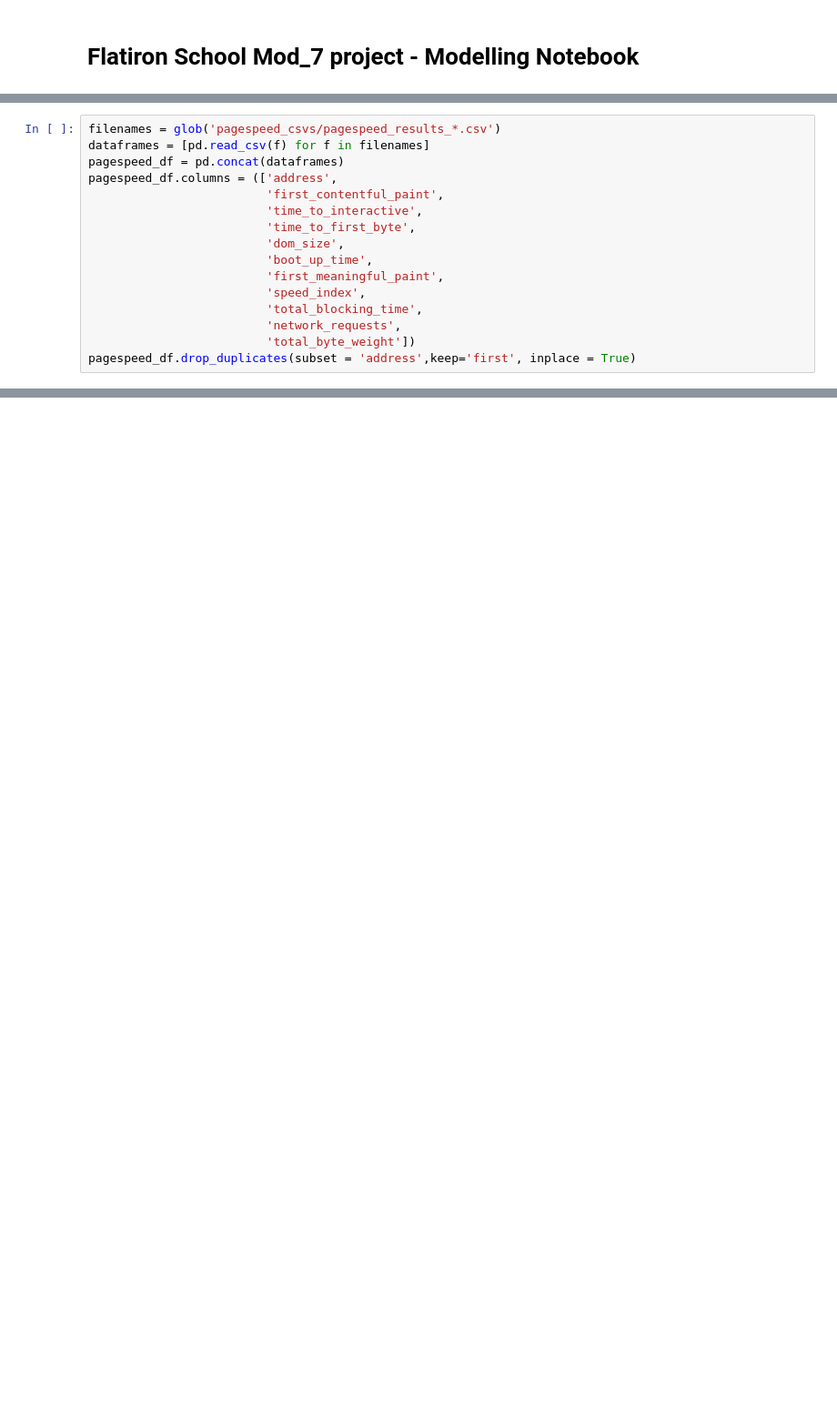
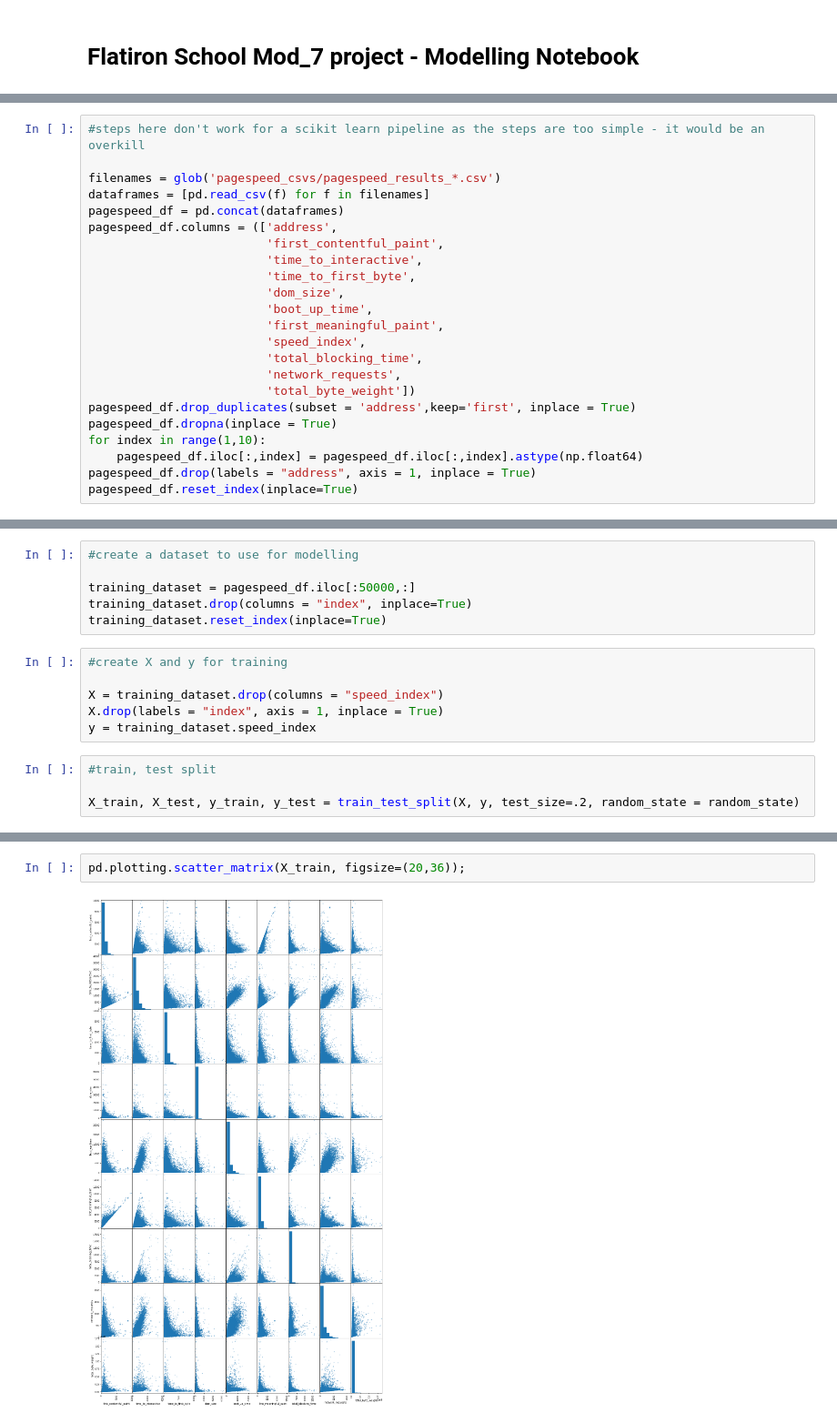
Before and after one commit to sandy-lee/Reverse-Engineering-Google-Pagespeed, a Jupyter notebook: flatiron_school_mod_7_projecy_modelling_notebook.ipynb, the cells around one changed output, grey strips where cells are left out. Shown at 91% size. Drawn from its saved outputs; the diff is of its cells as text; blank space fills up the shorter version.

```diff
--- a/flatiron_school_mod_7_projecy_modelling_notebook.ipynb
+++ b/flatiron_school_mod_7_projecy_modelling_notebook.ipynb
@@ -13,4 +26,6 @@ import notebook_toolkit as nt #external scripts for processing data
 # %%
+#steps here don't work for a scikit learn pipeline as the steps are too simple - it would be an overkill
+
 filenames = glob('pagespeed_csvs/pagespeed_results_*.csv')
 dataframes = [pd.read_csv(f) for f in filenames]
 pagespeed_df = pd.concat(dataframes)
@@ -26,3 +41,8 @@ pagespeed_df.columns = (['address',
                          'network_requests',
                          'total_byte_weight'])
 pagespeed_df.drop_duplicates(subset = 'address',keep='first', inplace = True)
+pagespeed_df.dropna(inplace = True)
+for index in range(1,10):
+    pagespeed_df.iloc[:,index] = pagespeed_df.iloc[:,index].astype(np.float64)
+pagespeed_df.drop(labels = "address", axis = 1, inplace = True)
+pagespeed_df.reset_index(inplace=True)
@@ -82,0 +55,16 @@ array([[ 6.02183101e-01, -7.80336140e-01, -1.70842395e-01, ...,
+# %%
+#create a dataset to use for modelling
+
+training_dataset = pagespeed_df.iloc[:50000,:]
+training_dataset.drop(columns = "index", inplace=True)
+training_dataset.reset_index(inplace=True)
+# %%
+#create X and y for training
+
+X = training_dataset.drop(columns = "speed_index")
+X.drop(labels = "index", axis = 1, inplace = True)
+y = training_dataset.speed_index
+# %%
+#train, test split
+
+X_train, X_test, y_train, y_test = train_test_split(X, y, test_size=.2, random_state = random_state)
@@ -82,0 +102,4 @@ array([[ 6.02183101e-01, -7.80336140e-01, -1.70842395e-01, ...,
+# %%
+pd.plotting.scatter_matrix(X_train, figsize=(20,36));
+# %% [output]
+[figure, added]
```
Also changed, not shown: parts of 31 cells of this notebook, 1 other file.
